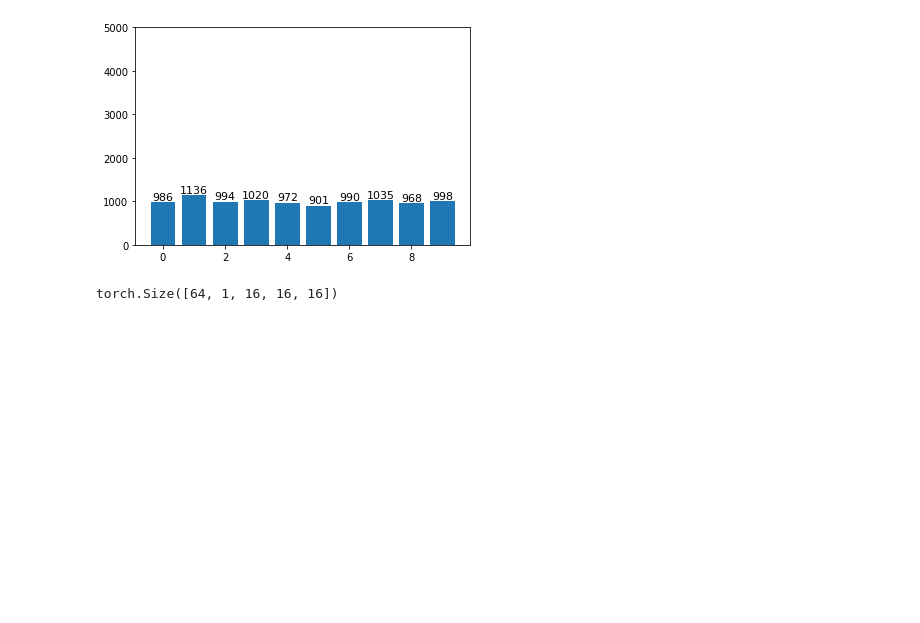
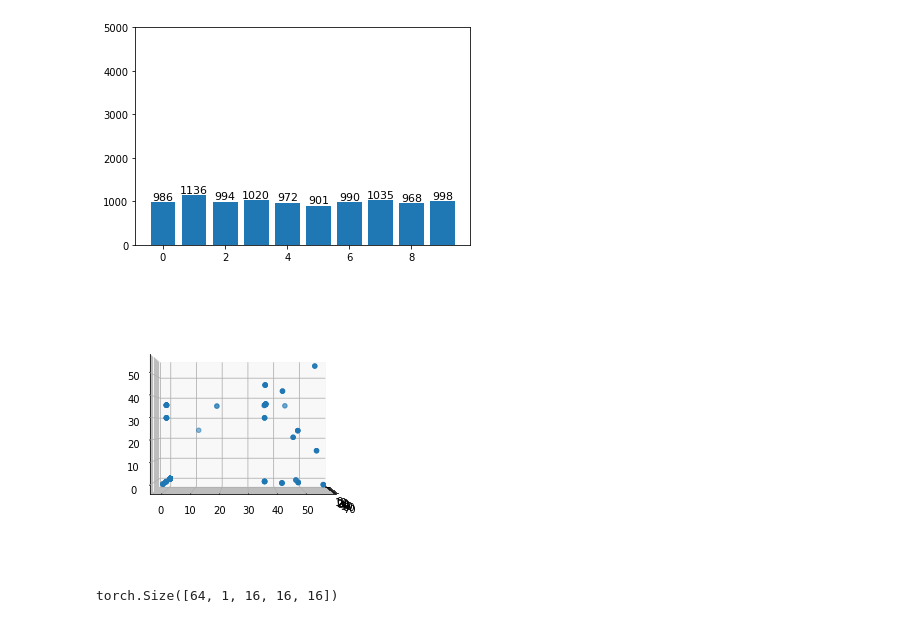
Before and after one commit to AhMuGeoNa/Dacon_3d_MNIST, a Jupyter notebook: dacon - 3d mnist.ipynb, the cells around one changed output. Drawn from its saved outputs; the diff is of its cells as text; code cells hidden in the pictures; blank space fills up the shorter version.

```diff
--- a/dacon - 3d mnist.ipynb
+++ b/dacon - 3d mnist.ipynb
@@ -107,7 +119,7 @@ class voxel_rotation(object):
 
     def __call__(self, point):
 
-        angles = np.arange(np.pi / 3, 2*np.pi + np.pi / 3, np.pi / 6)
+        angles = np.arange(np.pi / 6, 2*np.pi + np.pi / 6, np.pi / 6)
         angle_x = np.random.choice(angles)
         angle_y = np.random.choice(angles)
         angle_z = np.random.choice(angles)
@@ -187,3 +200,9 @@ val_loader = DataLoader(val_dataset, batch_size=BATCH_SIZE, shuffle=False, num_w
+# %%
+train_iter = iter(train_loader)
+vox, lb    = next(train_iter)
+show_voxel(vox[63])
+# %% [output]
+[figure, added]
 # %%
 train_sample = iter(train_loader)
 image, _     = next(train_sample)
```
Also changed, not shown: parts of 17 cells of this notebook.
